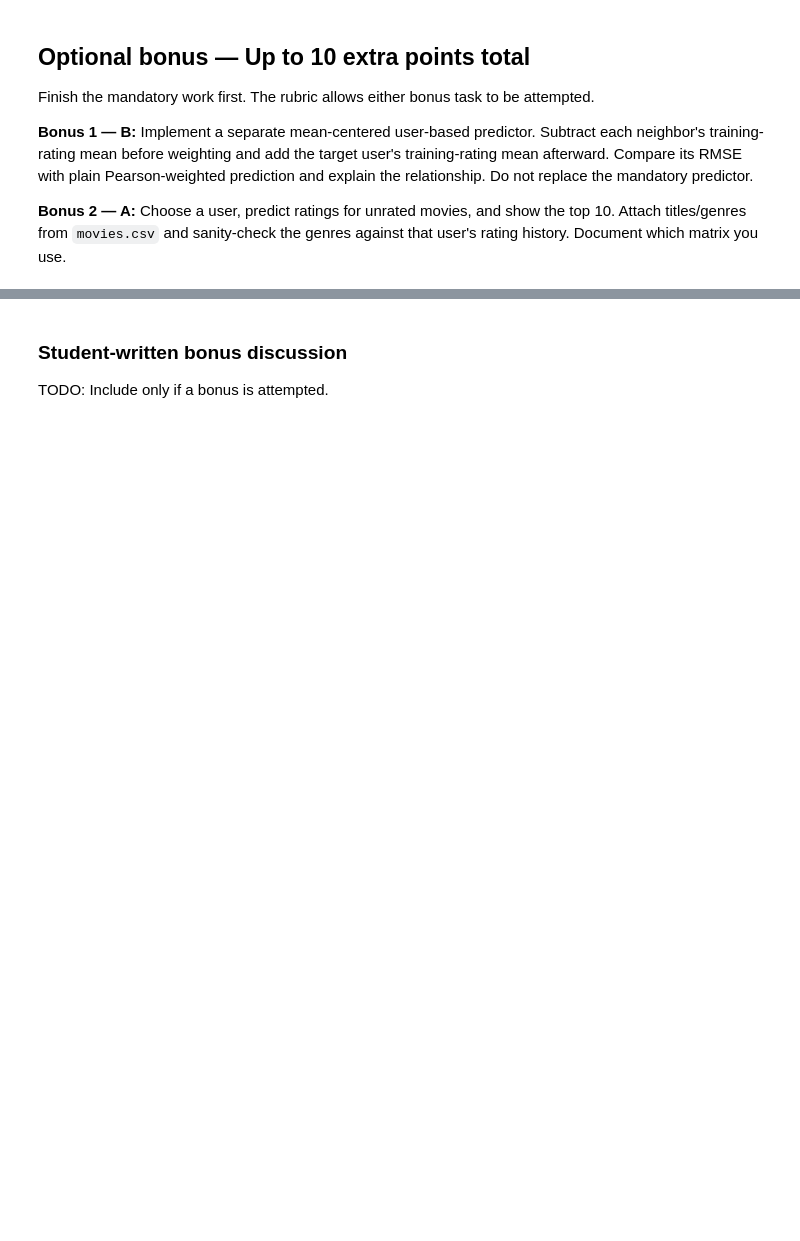
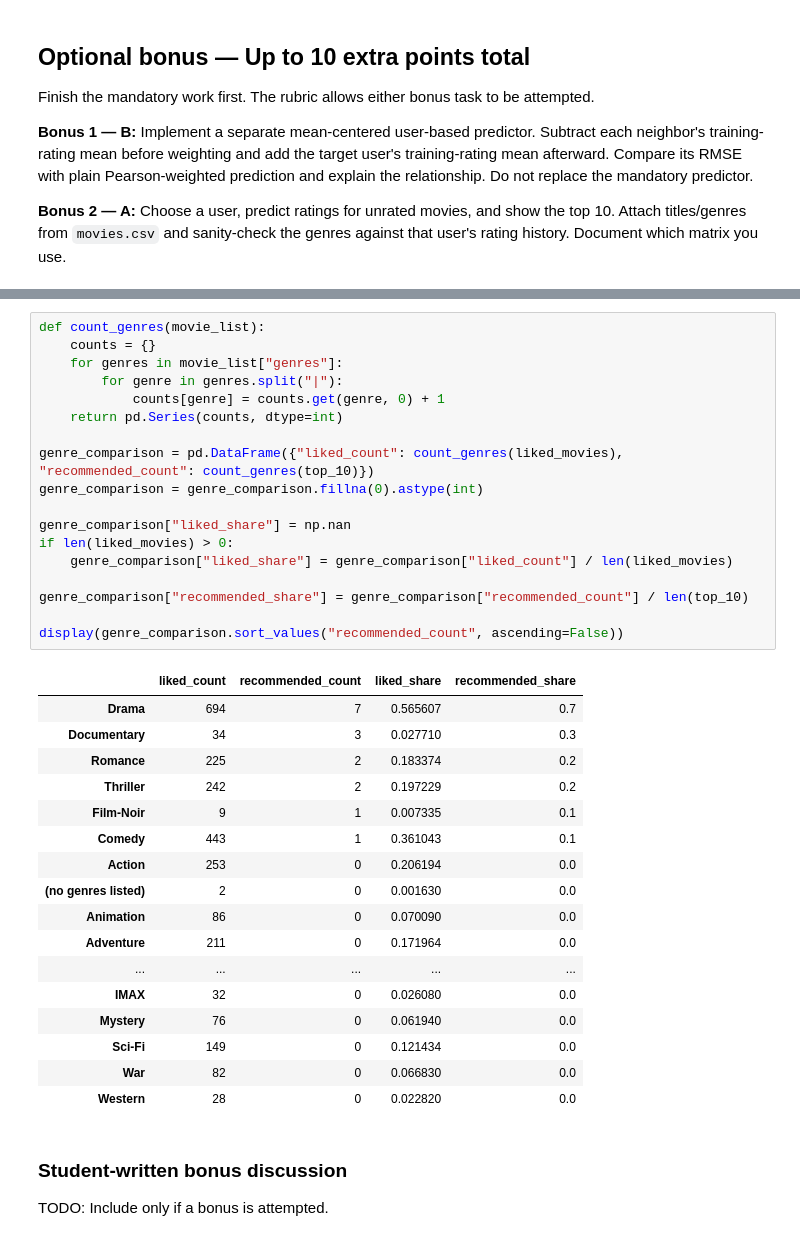
Before and after one commit to zeinahussien/Recommender-System-Assignment1, a Jupyter notebook: assignment1_team_template (1).ipynb, the cells around one changed output, grey strips where cells are left out. Drawn from its saved outputs; the diff is of its cells as text; blank space fills up the shorter version.

```diff
--- a/assignment1_team_template (1).ipynb
+++ b/assignment1_team_template (1).ipynb
@@ -724,3 +830,39 @@ Finish the mandatory work first. The rubric allows either bonus task to be attem
+# %%
+def count_genres(movie_list):
+    counts = {}
+    for genres in movie_list["genres"]:
+        for genre in genres.split("|"):
+            counts[genre] = counts.get(genre, 0) + 1
+    return pd.Series(counts, dtype=int)
+
+genre_comparison = pd.DataFrame({"liked_count": count_genres(liked_movies), "recommended_count": count_genres(top_10)})
+genre_comparison = genre_comparison.fillna(0).astype(int)
+
+genre_comparison["liked_share"] = np.nan
+if len(liked_movies) > 0:
+    genre_comparison["liked_share"] = genre_comparison["liked_count"] / len(liked_movies)
+
+genre_comparison["recommended_share"] = genre_comparison["recommended_count"] / len(top_10)
+
+display(genre_comparison.sort_values("recommended_count", ascending=False))
+# %% [output]
+|  | liked_count | recommended_count | liked_share | recommended_share |
+| Drama | 694 | 7 | 0.565607 | 0.7 |
+| Documentary | 34 | 3 | 0.027710 | 0.3 |
+| Romance | 225 | 2 | 0.183374 | 0.2 |
+| Thriller | 242 | 2 | 0.197229 | 0.2 |
+| Film-Noir | 9 | 1 | 0.007335 | 0.1 |
+| Comedy | 443 | 1 | 0.361043 | 0.1 |
+| Action | 253 | 0 | 0.206194 | 0.0 |
+| (no genres listed) | 2 | 0 | 0.001630 | 0.0 |
+| Animation | 86 | 0 | 0.070090 | 0.0 |
+| Adventure | 211 | 0 | 0.171964 | 0.0 |
+| ... | ... | ... | ... | ... |
+| IMAX | 32 | 0 | 0.026080 | 0.0 |
+| Mystery | 76 | 0 | 0.061940 | 0.0 |
+| Sci-Fi | 149 | 0 | 0.121434 | 0.0 |
+| War | 82 | 0 | 0.066830 | 0.0 |
+| Western | 28 | 0 | 0.022820 | 0.0 |
 # %% [markdown]
 ### Student-written bonus discussion
 
```
Also changed, not shown: parts of 15 cells of this notebook.
